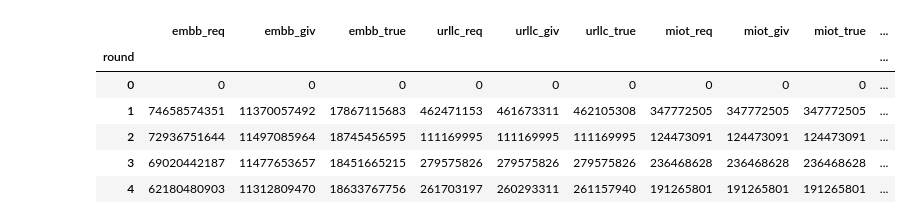
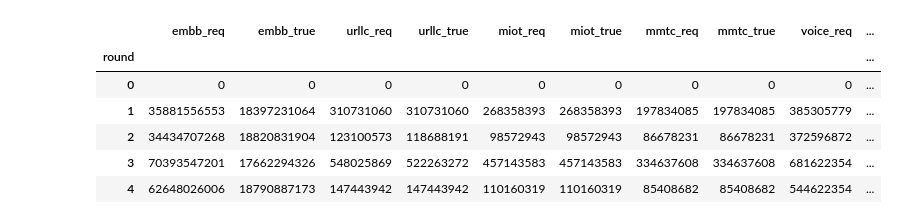
Before and after one commit to CrostaBot/5GNSDL, a Jupyter notebook: RNN.ipynb, the cells around one changed output. Saved outputs shown, nothing was run; the diff lists cells and outputs as text; code cells hidden in the pictures.

```diff
--- a/RNN.ipynb
+++ b/RNN.ipynb
@@ -10,17 +10,17 @@ from sklearn import preprocessing
 # %%
 # Import dataset with panda
 df = pd.read_csv('output.csv')
-features_considered = ['embb_req', 'embb_giv', 'embb_true', 'urllc_req', 'urllc_giv', 'urllc_true','miot_req', 'miot_giv', 'miot_true','mmtc_req', 'mmtc_giv', 'mmtc_true','voice_req', 'voice_giv', 'voice_true', 'band_rem']
+features_considered = ['embb_req', 'embb_true', 'urllc_req', 'urllc_true','miot_req', 'miot_true','mmtc_req', 'mmtc_true','voice_req', 'voice_true']
 features = df[features_considered]
 features.index = df['round']
 features.head()
 # %% [output]
-|  | embb_req | embb_giv | embb_true | urllc_req | urllc_giv | urllc_true | miot_req | miot_giv | miot_true | ... |
+|  | embb_req | embb_true | urllc_req | urllc_true | miot_req | miot_true | mmtc_req | mmtc_true | voice_req | ... |
 | round |  |  |  |  |  |  |  |  |  | ... |
 | 0 | 0 | 0 | 0 | 0 | 0 | 0 | 0 | 0 | 0 | ... |
-| 1 | 74658574351 | 11370057492 | 17867115683 | 462471153 | 461673311 | 462105308 | 347772505 | 347772505 | 347772505 | ... |
-| 2 | 72936751644 | 11497085964 | 18745456595 | 111169995 | 111169995 | 111169995 | 124473091 | 124473091 | 124473091 | ... |
-| 3 | 69020442187 | 11477653657 | 18451665215 | 279575826 | 279575826 | 279575826 | 236468628 | 236468628 | 236468628 | ... |
-| 4 | 62180480903 | 11312809470 | 18633767756 | 261703197 | 260293311 | 261157940 | 191265801 | 191265801 | 191265801 | ... |
+| 1 | 35881556553 | 18397231064 | 310731060 | 310731060 | 268358393 | 268358393 | 197834085 | 197834085 | 385305779 | ... |
+| 2 | 34434707268 | 18820831904 | 123100573 | 118688191 | 98572943 | 98572943 | 86678231 | 86678231 | 372596872 | ... |
+| 3 | 70393547201 | 17662294326 | 548025869 | 522263272 | 457143583 | 457143583 | 334637608 | 334637608 | 681622354 | ... |
+| 4 | 62648026006 | 18790887173 | 147443942 | 147443942 | 110160319 | 110160319 | 85408682 | 85408682 | 544622354 | ... |
 # %%
 # Parametes
```
Also changed, not shown: parts of 6 cells of this notebook, 4 other files.
